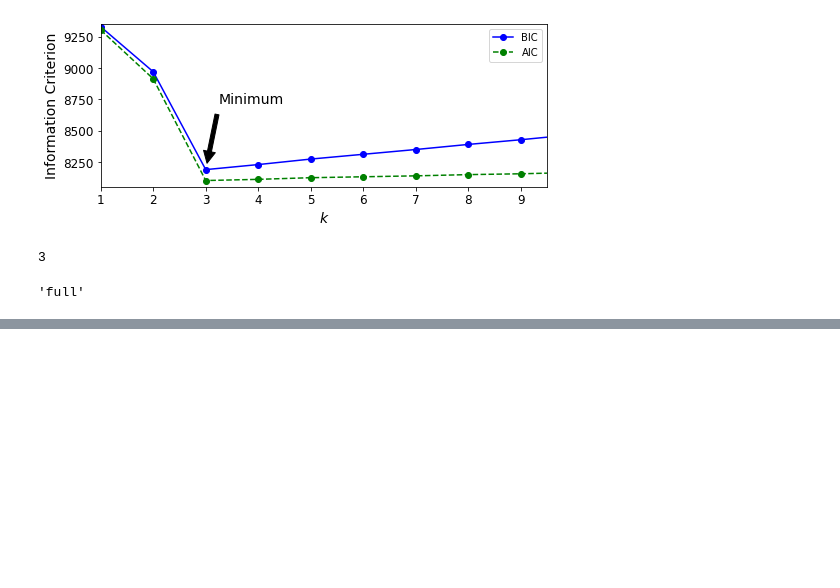
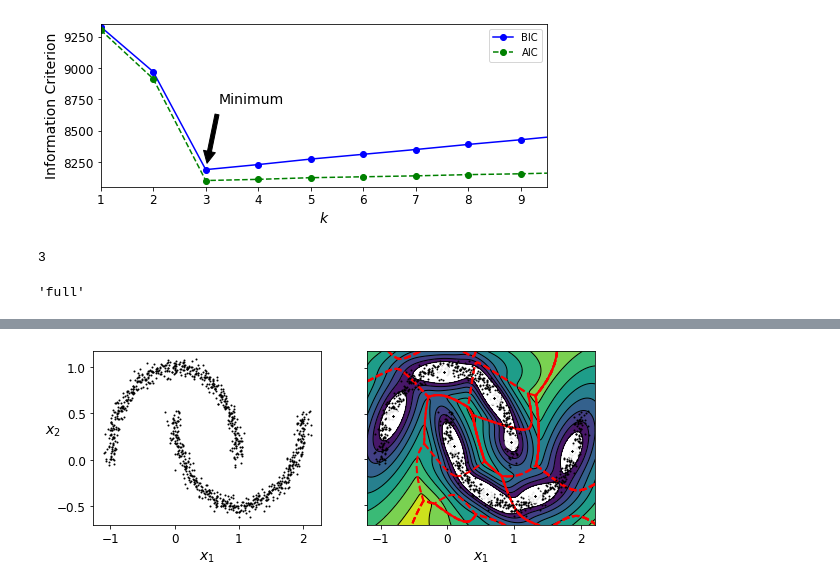
Before and after one commit to KimHS0915/hands-on-ml, a Jupyter notebook: 09/clustering_gaussian_mixture.ipynb, the cells around one changed output, grey strips where cells are left out. Saved outputs shown, nothing was run; the diff lists cells and outputs as text; code cells hidden in the pictures; blank space fills up the shorter version.

```diff
--- a/09/clustering_gaussian_mixture.ipynb
+++ b/09/clustering_gaussian_mixture.ipynb
@@ -271,0 +328,4 @@ best_covariance_type
+# %%
+from sklearn.datasets import make_moons
+
+X_moons, y_moons = make_moons(n_samples=1000, noise=0.05, random_state=42)
@@ -271,0 +337,17 @@ best_covariance_type
+# %%
+def plot_data(X):
+    plt.plot(X[:, 0], X[:, 1], 'k.', markersize=2)
+# %%
+plt.figure(figsize=(9, 3.2))
+
+plt.subplot(121)
+plot_data(X_moons)
+plt.xlabel("$x_1$", fontsize=14)
+plt.ylabel("$x_2$", fontsize=14, rotation=0)
+
+plt.subplot(122)
+plot_gaussian_mixture(bgm, X_moons, show_ylabels=False)
+
+plt.show()
+# %% [output]
+[figure, added]
```
Also changed, not shown: parts of 11 cells of this notebook.
